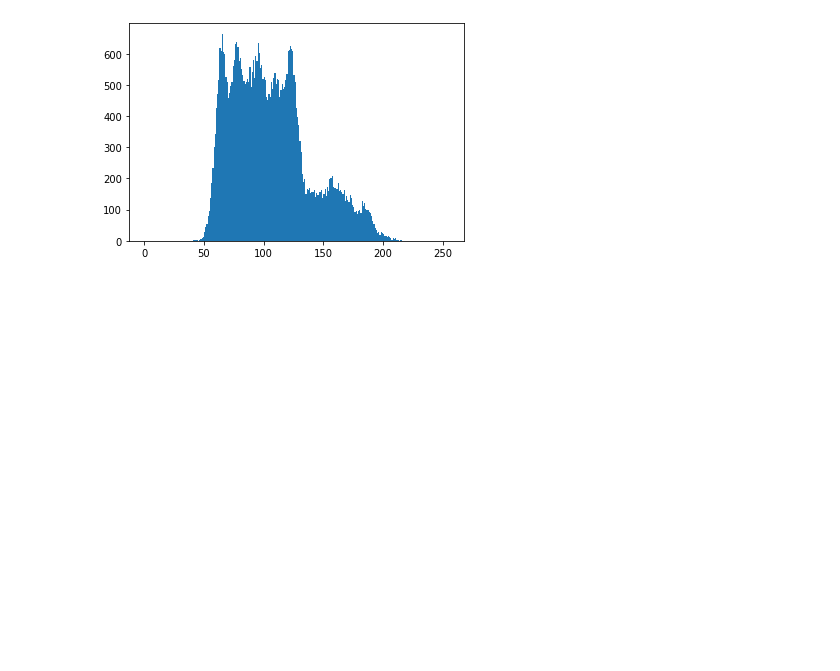
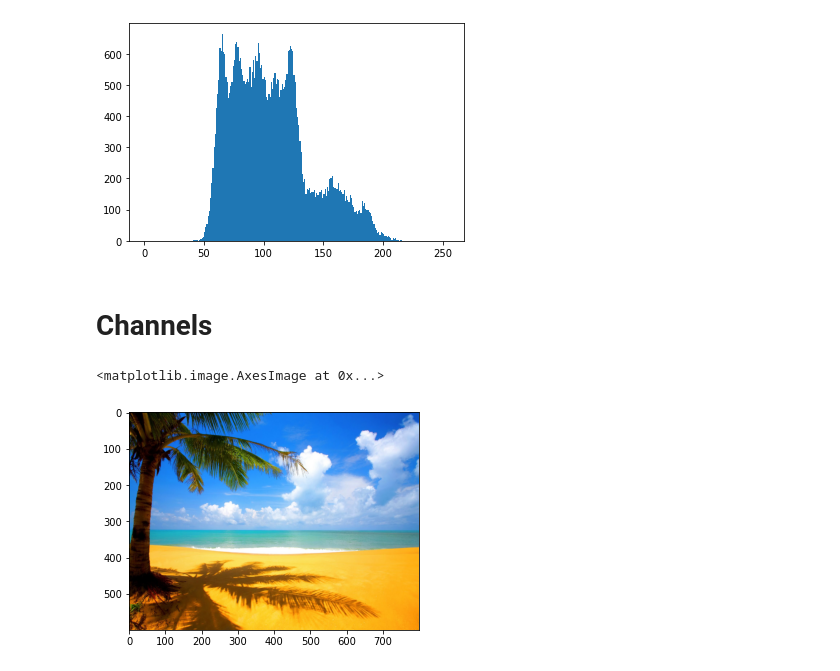
Before and after one commit to adiel2012/LearningRepository, a Jupyter notebook: computervision/ColorSpace.ipynb, the cells around one changed output. Saved outputs shown, nothing was run; the diff lists cells and outputs as text; code cells hidden in the pictures; blank space fills up the shorter version.

Commit message:
color space

```diff
--- a/computervision/ColorSpace.ipynb
+++ b/computervision/ColorSpace.ipynb
@@ -119,3 +119,26 @@ counts = np.array(hist1)
 g = plt.hist(bins, bins, weights=counts)
 # %% [output]
 [figure]
+# %% [markdown]
+# Channels
+# %%
+im1 = cv2.imread('../assets/at-the-beach-hd-wallpaper.jpeg')
+im2 = cv2.imread('../assets/luna-paisajes-wallpapers-hd.jpg')
+img1 = cv2.cvtColor(im1, cv2.COLOR_BGR2RGB)   # BGR -> RGB
+img2 = cv2.cvtColor(im2, cv2.COLOR_BGR2RGB)   # BGR -> RGB
+
+dim1 = min(img1.shape[0], img2.shape[0])
+dim2 = min(img1.shape[1], img2.shape[1])
+
+img1 = img1[0:dim1, 0:dim2, :]
+img2 = img2[0:dim1, 0:dim2, :]
+h = 600
+w = 800
+dsize = (w, h)
+img1 = cv2.resize(img1, dsize)
+img2 = cv2.resize(img2, dsize)
+# %%
+pyplot.imshow(img1)
+# %% [output]
+<matplotlib.image.AxesImage at 0x...>
+[figure, added]
```
Also changed, not shown: parts of 6 cells of this notebook, 2 other files.
